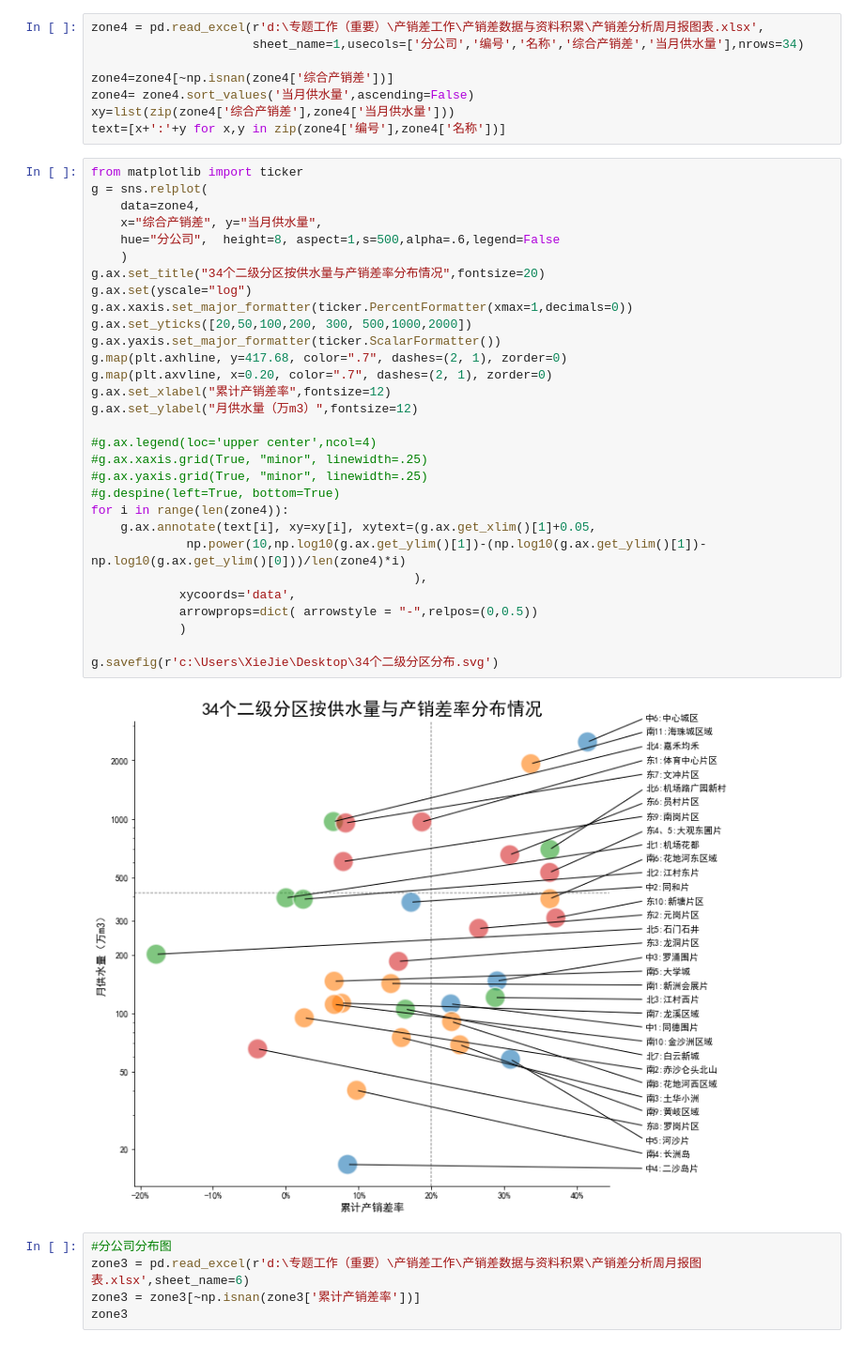
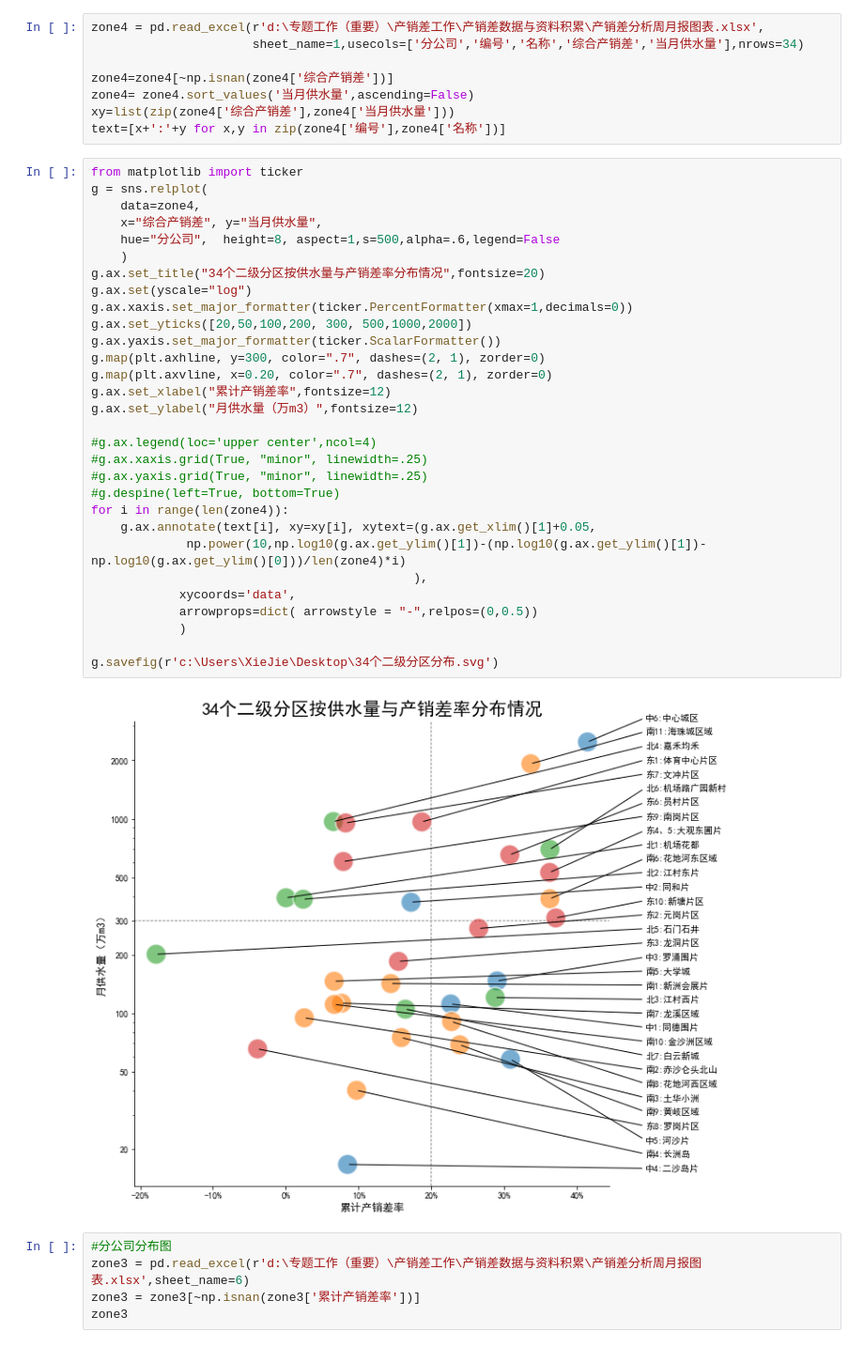
Before and after one commit to jayaston/mypyworks, a Jupyter notebook: jupyter文件/月度产销差漏损率分析报告图表.ipynb, the cells around one changed output. Shown at 94% size. Cells and saved outputs as stored; diff of their text form.

```diff
--- a/jupyter文件/月度产销差漏损率分析报告图表.ipynb
+++ b/jupyter文件/月度产销差漏损率分析报告图表.ipynb
@@ -740,35 +792,35 @@ text=[x+':'+y for x,y in zip(zone4['编号'],zone4['名称'])]
 # %%
 from matplotlib import ticker
 g = sns.relplot(
     data=zone4,
     x="综合产销差", y="当月供水量",
     hue="分公司",  height=8, aspect=1,s=500,alpha=.6,legend=False
     )
 g.ax.set_title("34个二级分区按供水量与产销差率分布情况",fontsize=20)
 g.ax.set(yscale="log")
 g.ax.xaxis.set_major_formatter(ticker.PercentFormatter(xmax=1,decimals=0))
 g.ax.set_yticks([20,50,100,200, 300, 500,1000,2000])
 g.ax.yaxis.set_major_formatter(ticker.ScalarFormatter())
-g.map(plt.axhline, y=417.68, color=".7", dashes=(2, 1), zorder=0)
+g.map(plt.axhline, y=300, color=".7", dashes=(2, 1), zorder=0)
 g.map(plt.axvline, x=0.20, color=".7", dashes=(2, 1), zorder=0)
 g.ax.set_xlabel("累计产销差率",fontsize=12)
 g.ax.set_ylabel("月供水量（万m3）",fontsize=12)
 
 #g.ax.legend(loc='upper center',ncol=4)
 #g.ax.xaxis.grid(True, "minor", linewidth=.25)
 #g.ax.yaxis.grid(True, "minor", linewidth=.25)
 #g.despine(left=True, bottom=True)
 for i in range(len(zone4)):
     g.ax.annotate(text[i], xy=xy[i], xytext=(g.ax.get_xlim()[1]+0.05,
              np.power(10,np.log10(g.ax.get_ylim()[1])-(np.log10(g.ax.get_ylim()[1])-np.log10(g.ax.get_ylim()[0]))/len(zone4)*i)
                                             ),
             xycoords='data',
             arrowprops=dict( arrowstyle = "-",relpos=(0,0.5))
             )
 
 g.savefig(r'c:\Users\XieJie\Desktop\34个二级分区分布.svg')
 # %% [output]
-[figure, old version]
+[figure, new version]
 # %%
 #分公司分布图
 zone3 = pd.read_excel(r'd:\专题工作（重要）\产销差工作\产销差数据与资料积累\产销差分析周月报图表.xlsx',sheet_name=6)
```
Also changed, not shown: parts of 5 cells of this notebook, 7 other files.
